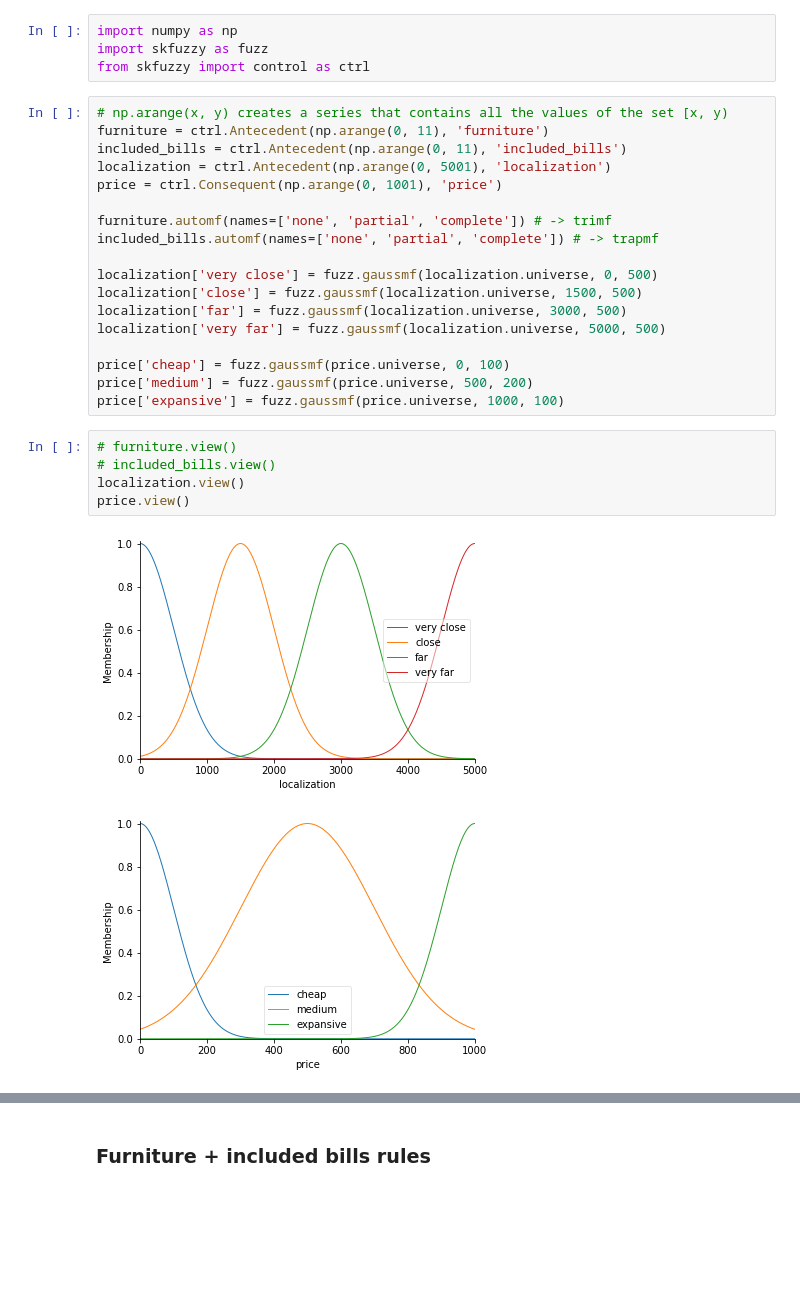
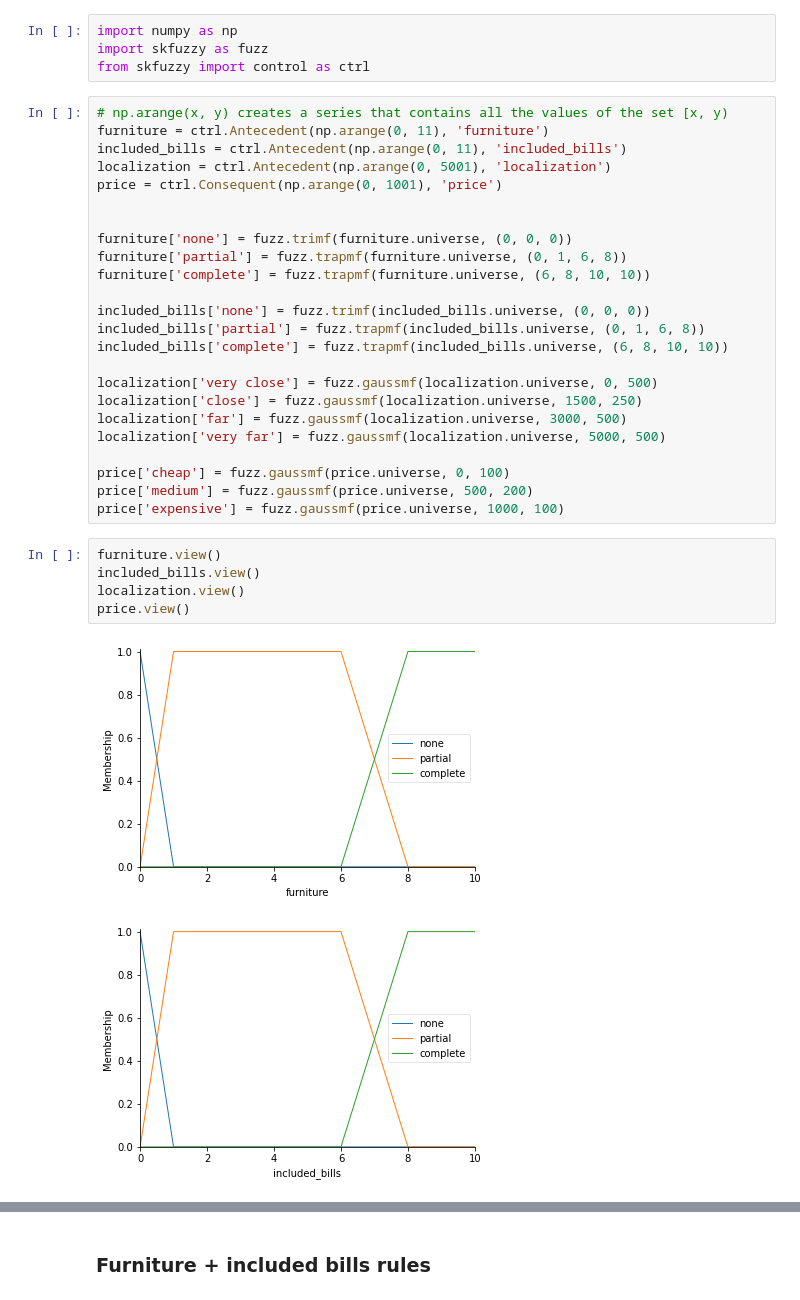
Before and after one commit to yuriloliveira/nordtalk_fuzzy, a Jupyter notebook: Property price.ipynb, the cells around one changed output, grey strips where cells are left out. Cells and saved outputs as stored; diff of their text form; blank space fills up the shorter version.

Commit message:
Created new mf to furniture and bills

```diff
--- a/Property price.ipynb
+++ b/Property price.ipynb
@@ -9,22 +9,28 @@ included_bills = ctrl.Antecedent(np.arange(0, 11), 'included_bills')
 localization = ctrl.Antecedent(np.arange(0, 5001), 'localization')
 price = ctrl.Consequent(np.arange(0, 1001), 'price')
 
-furniture.automf(names=['none', 'partial', 'complete']) # -> trimf
-included_bills.automf(names=['none', 'partial', 'complete']) # -> trapmf
+
+furniture['none'] = fuzz.trimf(furniture.universe, (0, 0, 0))
+furniture['partial'] = fuzz.trapmf(furniture.universe, (0, 1, 6, 8))
+furniture['complete'] = fuzz.trapmf(furniture.universe, (6, 8, 10, 10))
+
+included_bills['none'] = fuzz.trimf(included_bills.universe, (0, 0, 0))
+included_bills['partial'] = fuzz.trapmf(included_bills.universe, (0, 1, 6, 8))
+included_bills['complete'] = fuzz.trapmf(included_bills.universe, (6, 8, 10, 10))
 
 localization['very close'] = fuzz.gaussmf(localization.universe, 0, 500)
-localization['close'] = fuzz.gaussmf(localization.universe, 1500, 500)
+localization['close'] = fuzz.gaussmf(localization.universe, 1500, 250)
 localization['far'] = fuzz.gaussmf(localization.universe, 3000, 500)
 localization['very far'] = fuzz.gaussmf(localization.universe, 5000, 500)
 
 price['cheap'] = fuzz.gaussmf(price.universe, 0, 100)
 price['medium'] = fuzz.gaussmf(price.universe, 500, 200)
-price['expansive'] = fuzz.gaussmf(price.universe, 1000, 100)
+price['expensive'] = fuzz.gaussmf(price.universe, 1000, 100)
 # %%
-# furniture.view()
-# included_bills.view()
+furniture.view()
+included_bills.view()
 localization.view()
 price.view()
 # %% [output]
-[figure, old version]
+[figure, new version]
-[figure, old version]
+[figure, new version]
```
Also changed, not shown: parts of 5 cells of this notebook, 1 other file.
